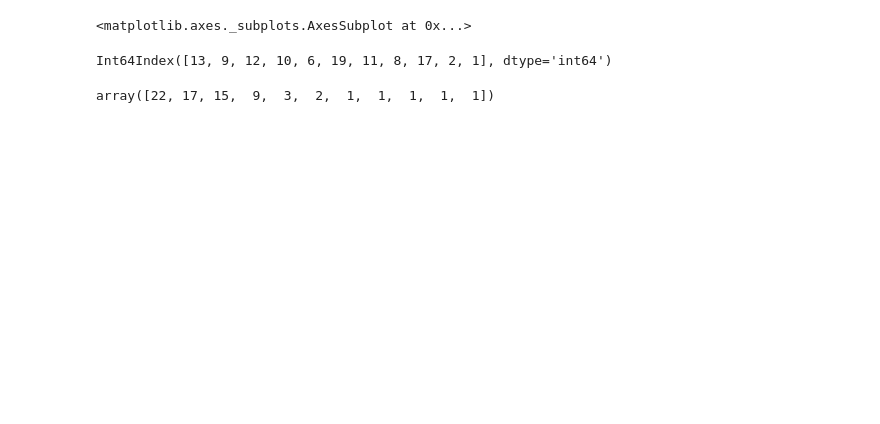
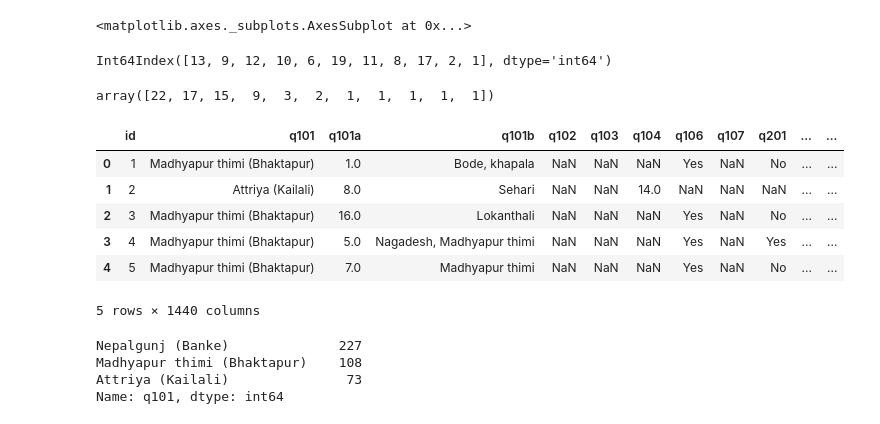
Before and after one commit to kaushu42/everest-hack-the-end, a Jupyter notebook: notebooks/Untitled.ipynb, the cells around one changed output. Cells and saved outputs as stored; diff of their text form; code cells hidden in the pictures; blank space fills up the shorter version.

Commit message:
mapped_data

```diff
--- a/notebooks/Untitled.ipynb
+++ b/notebooks/Untitled.ipynb
@@ -236,3 +236,22 @@ sss = dd['Nepalgunj']
 # %%
 def normalize(s):
     return (s - s.min())/s.max()
+# %%
+df = pd.read_csv("../dataset/mapped_data.csv")
+# %%
+df.head()
+# %% [output]
+|  | id | q101 | q101a | q101b | q102 | q103 | q104 | q106 | q107 | q201 | ... | ... |
+| 0 | 1 | Madhyapur thimi (Bhaktapur) | 1.0 | Bode, khapala | NaN | NaN | NaN | Yes | NaN | No | ... | ... |
+| 1 | 2 | Attriya (Kailali) | 8.0 | Sehari | NaN | NaN | 14.0 | NaN | NaN | NaN | ... | ... |
+| 2 | 3 | Madhyapur thimi (Bhaktapur) | 16.0 | Lokanthali | NaN | NaN | NaN | Yes | NaN | No | ... | ... |
+| 3 | 4 | Madhyapur thimi (Bhaktapur) | 5.0 | Nagadesh, Madhyapur thimi | NaN | NaN | NaN | Yes | NaN | Yes | ... | ... |
+| 4 | 5 | Madhyapur thimi (Bhaktapur) | 7.0 | Madhyapur thimi | NaN | NaN | NaN | Yes | NaN | No | ... | ... |
+5 rows × 1440 columns
+# %%
+df['q101'].value_counts()
+# %% [output]
+Nepalgunj (Banke)              227
+Madhyapur thimi (Bhaktapur)    108
+Attriya (Kailali)               73
+Name: q101, dtype: int64
```
Also changed, not shown: parts of 3 cells of this notebook, 3 other files.
